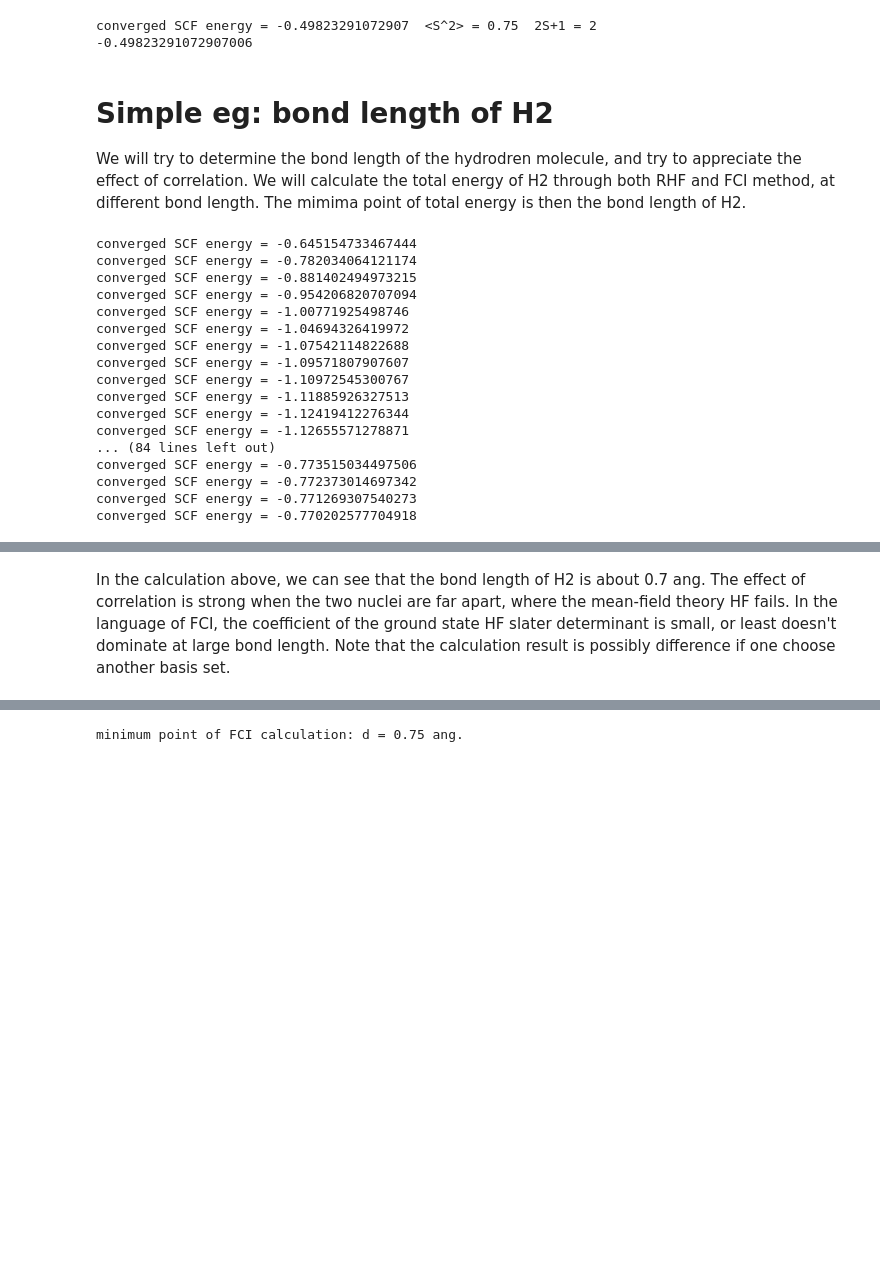
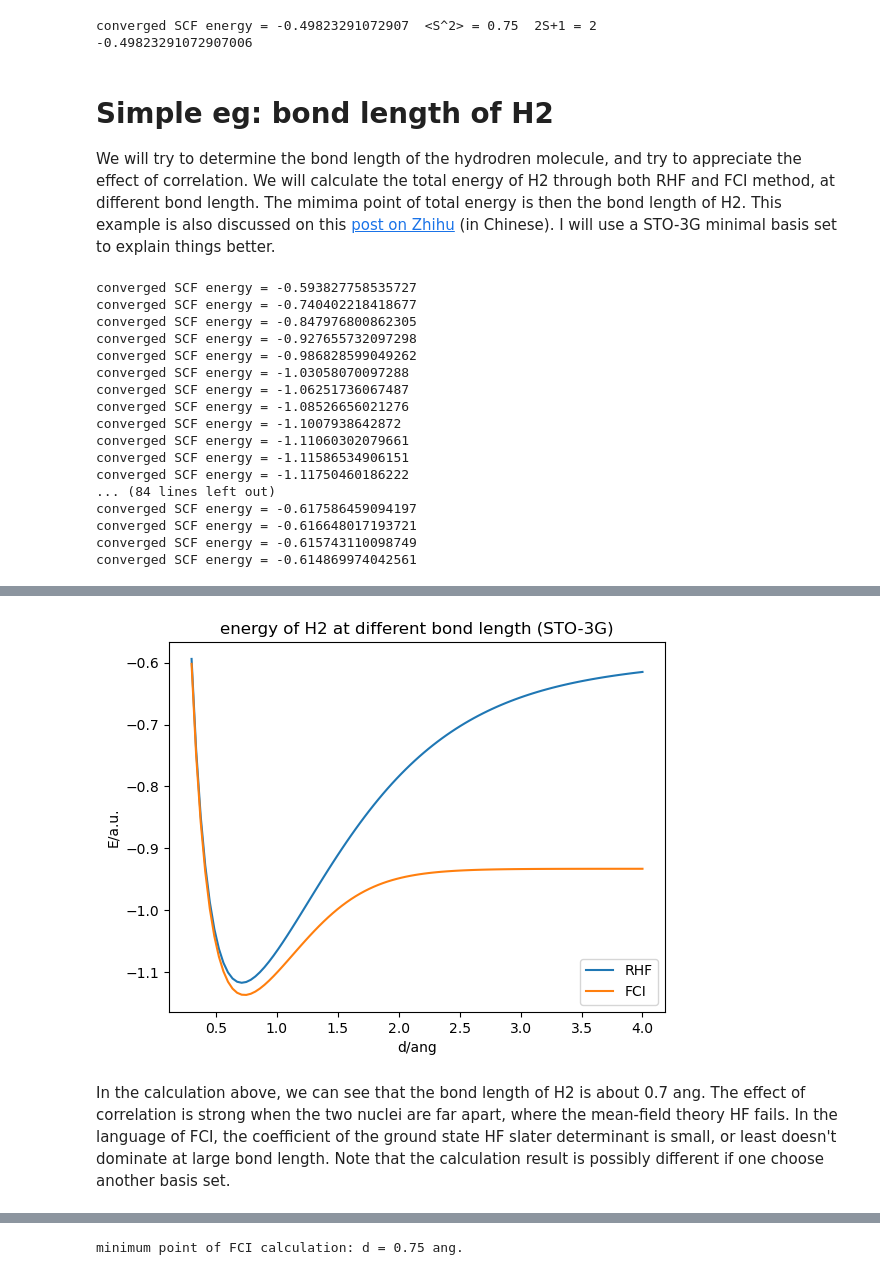
Before and after one commit to zcy26/Computational-physics-or-chemistry-from-scratch, a Jupyter notebook: 1.HF/HF-numerical-experiment.ipynb, the cells around one changed output, grey strips where cells are left out. Drawn from its saved outputs; the diff is of its cells as text; code cells hidden in the pictures; blank space fills up the shorter version.

```diff
--- a/1.HF/HF-numerical-experiment.ipynb
+++ b/1.HF/HF-numerical-experiment.ipynb
@@ -113,7 +115,7 @@ converged SCF energy = -0.49823291072907  <S^2> = 0.75  2S+1 = 2
 -0.49823291072907006
 # %% [markdown]
 # Simple eg: bond length of H2
-We will try to determine the bond length of the hydrodren molecule, and try to appreciate the effect of correlation. We will calculate the total energy of H2 through both RHF and FCI method, at different bond length. The mimima point of total energy is then the bond length of H2.
+We will try to determine the bond length of the hydrodren molecule, and try to appreciate the effect of correlation. We will calculate the total energy of H2 through both RHF and FCI method, at different bond length. The mimima point of total energy is then the bond length of H2. This example is also discussed on this [post on Zhihu](https://www.zhihu.com/question/49108905/answer/411667577?utm_campaign=shareopn&utm_medium=social&utm_oi=1018859388521631744&utm_psn=1745211364111757312&utm_source=wechat_session) (in Chinese). I will use a STO-3G minimal basis set to explain things better.
 # %%
 from pyscf import gto, scf, fci
 import numpy as np
@@ -124,42 +127,48 @@ h2_list = []
 d_list = np.linspace(0.3, 4, 100)
 np.save("data/d_list.npy", d_list)
 for d in d_list:
-    h2 = gto.M(atom=f"H 0 0 0; H 0 0 {d}", basis="6-31g")
+    h2 = gto.M(atom=f"H 0 0 0; H 0 0 {d}", basis="sto-3g")
     h2_list.append(h2)
 # %%
 e_fci_list = []
 e_rhf_list = []
+e_mo_list = []
+coeff_fci_list = []
 for h2 in h2_list:  # rhf
     rhf_h2 = scf.RHF(h2).run()
     e_rhf_list.append(rhf_h2.e_tot)
+    e_mo_list.append(rhf_h2.mo_energy)
     fci_h2 = fci.FCI(rhf_h2)
-    e_fci_list.append(fci_h2.kernel()[0])
+    e, fci_vec = fci_h2.kernel()
+    e_fci_list.append(e)
     # rhf_h2_list.append(rhf_h2)
 np.save("data/H2_E_RHF.npy", np.array(e_rhf_list))
+np.save("data/H2_E_RHF_MO.npy", np.array(e_mo_list))
 np.save("data/H2_E_FCI.npy", np.array(e_fci_list))
 # %% [output]
-converged SCF energy = -0.645154733467444
-converged SCF energy = -0.782034064121174
-converged SCF energy = -0.881402494973215
-converged SCF energy = -0.954206820707094
-converged SCF energy = -1.00771925498746
-converged SCF energy = -1.04694326419972
-converged SCF energy = -1.07542114822688
-converged SCF energy = -1.09571807907607
-converged SCF energy = -1.10972545300767
-converged SCF energy = -1.11885926327513
-converged SCF energy = -1.12419412276344
-converged SCF energy = -1.12655571278871
+converged SCF energy = -0.593827758535727
+converged SCF energy = -0.740402218418677
+converged SCF energy = -0.847976800862305
+converged SCF energy = -0.927655732097298
+converged SCF energy = -0.986828599049262
+converged SCF energy = -1.03058070097288
+converged SCF energy = -1.06251736067487
+converged SCF energy = -1.08526656021276
+converged SCF energy = -1.1007938642872
+converged SCF energy = -1.11060302079661
+converged SCF energy = -1.11586534906151
+converged SCF energy = -1.11750460186222
 ... (84 lines left out)
-converged SCF energy = -0.773515034497506
-converged SCF energy = -0.772373014697342
-converged SCF energy = -0.771269307540273
-converged SCF energy = -0.770202577704918
+converged SCF energy = -0.617586459094197
+converged SCF energy = -0.616648017193721
+converged SCF energy = -0.615743110098749
+converged SCF energy = -0.614869974042561
 # %%
-plt.plot(d_list, e_rhf_list)
-plt.plot(d_list, e_fci_list)
+plt.plot(d_list, e_rhf_list, label="RHF")
+plt.plot(d_list, e_fci_list, label="FCI")
 plt.xlabel("d/ang")
 plt.ylabel("E/a.u.")
-plt.title("energy of H2 at different bond length")
+plt.legend()
+plt.title("energy of H2 at different bond length (STO-3G)")
 plt.show()
 # %% [output]
@@ -167,2 +175,3 @@ plt.show()
+[figure, added]
 # %% [markdown]
-In the calculation above, we can see that the bond length of H2 is about 0.7 ang. The effect of correlation is strong when the two nuclei are far apart, where the mean-field theory HF fails. In the language of FCI, the coefficient of the ground state HF slater determinant is small, or least doesn't dominate at large bond length. Note that the calculation result is possibly difference if one choose another basis set.
+In the calculation above, we can see that the bond length of H2 is about 0.7 ang. The effect of correlation is strong when the two nuclei are far apart, where the mean-field theory HF fails. In the language of FCI, the coefficient of the ground state HF slater determinant is small, or least doesn't dominate at large bond length. Note that the calculation result is possibly different if one choose another basis set.
```
Also changed, not shown: parts of 6 cells of this notebook, 3 other files.
